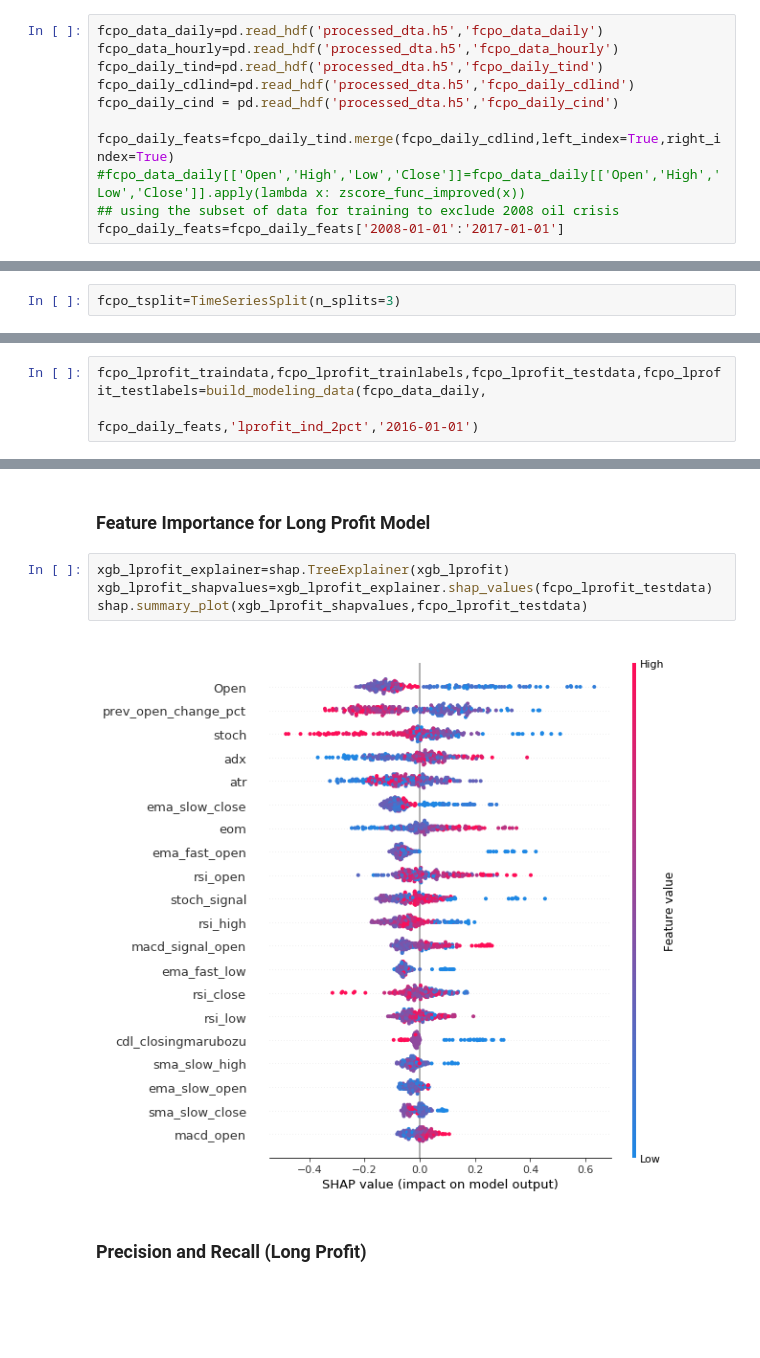
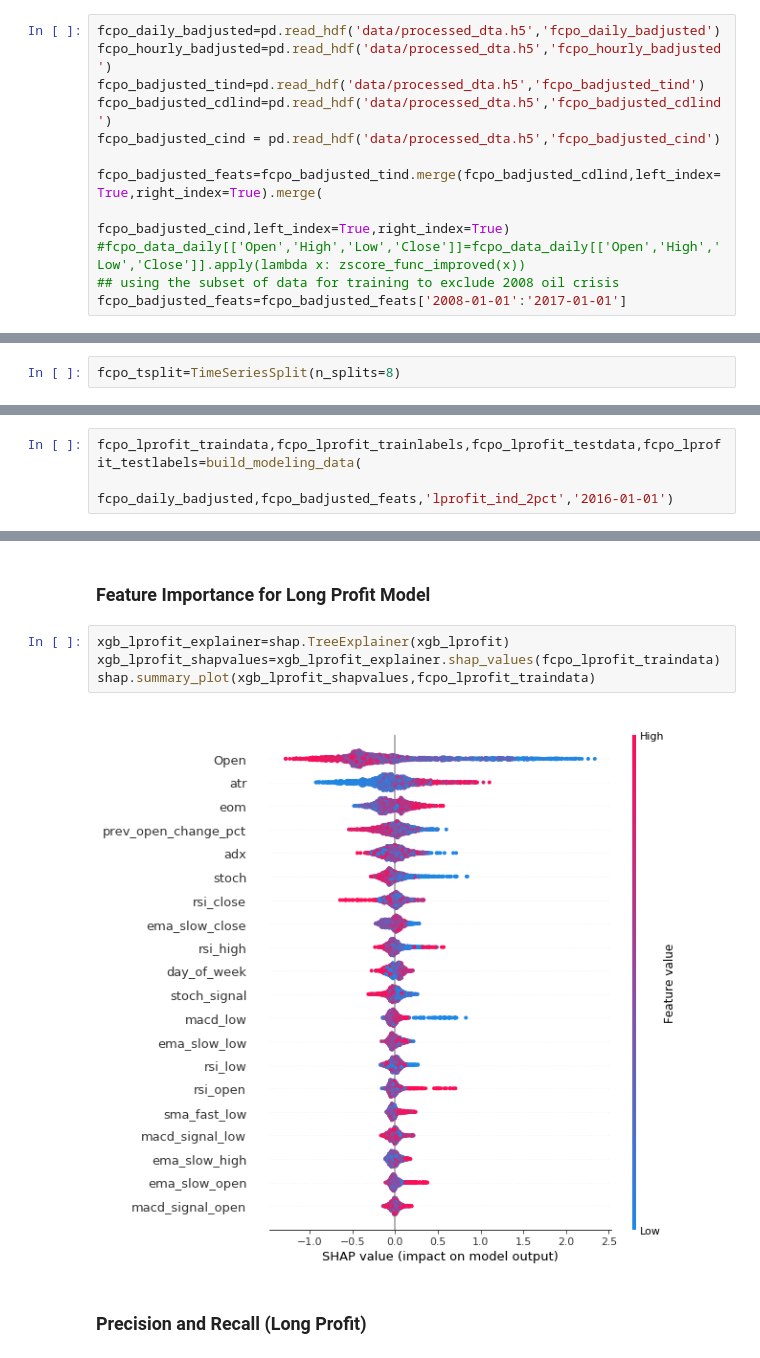
Before and after one commit to praveenbysani/cl3ofunds, a Jupyter notebook: FCPO_Modeling.ipynb, the cells around one changed output, grey strips where cells are left out. Cells and saved outputs as stored; diff of their text form; blank space fills up the shorter version.

```diff
--- a/FCPO_Modeling.ipynb
+++ b/FCPO_Modeling.ipynb
@@ -52,13 +75,14 @@ def zscore_func_improved(x,window_size=20):
 # %%
-fcpo_data_daily=pd.read_hdf('processed_dta.h5','fcpo_data_daily')
-fcpo_data_hourly=pd.read_hdf('processed_dta.h5','fcpo_data_hourly')
-fcpo_daily_tind=pd.read_hdf('processed_dta.h5','fcpo_daily_tind')
-fcpo_daily_cdlind=pd.read_hdf('processed_dta.h5','fcpo_daily_cdlind')
-fcpo_daily_cind = pd.read_hdf('processed_dta.h5','fcpo_daily_cind')
+fcpo_daily_badjusted=pd.read_hdf('data/processed_dta.h5','fcpo_daily_badjusted')
+fcpo_hourly_badjusted=pd.read_hdf('data/processed_dta.h5','fcpo_hourly_badjusted')
+fcpo_badjusted_tind=pd.read_hdf('data/processed_dta.h5','fcpo_badjusted_tind')
+fcpo_badjusted_cdlind=pd.read_hdf('data/processed_dta.h5','fcpo_badjusted_cdlind')
+fcpo_badjusted_cind = pd.read_hdf('data/processed_dta.h5','fcpo_badjusted_cind')
 
-fcpo_daily_feats=fcpo_daily_tind.merge(fcpo_daily_cdlind,left_index=True,right_index=True)
+fcpo_badjusted_feats=fcpo_badjusted_tind.merge(fcpo_badjusted_cdlind,left_index=True,right_index=True).merge(
+                                                    fcpo_badjusted_cind,left_index=True,right_index=True)
 #fcpo_data_daily[['Open','High','Low','Close']]=fcpo_data_daily[['Open','High','Low','Close']].apply(lambda x: zscore_func_improved(x))
 ## using the subset of data for training to exclude 2008 oil crisis
-fcpo_daily_feats=fcpo_daily_feats['2008-01-01':'2017-01-01']
+fcpo_badjusted_feats=fcpo_badjusted_feats['2008-01-01':'2017-01-01']
 # %%
 ## read the non back-adjusted data
@@ -92,9 +97,9 @@ def buil_cross_validated_model(ml_model,traindata,trainlabels,tsplit,scoring_met
 # %% [markdown]
 ### Time-series cross validation
 # %%
-fcpo_tsplit=TimeSeriesSplit(n_splits=3)
+fcpo_tsplit=TimeSeriesSplit(n_splits=8)
 # %% [markdown]
 ## Long call trading model
 # %%
-fcpo_lprofit_traindata,fcpo_lprofit_trainlabels,fcpo_lprofit_testdata,fcpo_lprofit_testlabels=build_modeling_data(fcpo_data_daily,
-                                                                                fcpo_daily_feats,'lprofit_ind_2pct','2016-01-01')
+fcpo_lprofit_traindata,fcpo_lprofit_trainlabels,fcpo_lprofit_testdata,fcpo_lprofit_testlabels=build_modeling_data(
+                                                                    fcpo_daily_badjusted,fcpo_badjusted_feats,'lprofit_ind_2pct','2016-01-01')
@@ -206,10 +217,10 @@ The truth value of an empty array is ambiguous. Returning False, but in future t
 ### Feature Importance for Long Profit Model
 # %%
 xgb_lprofit_explainer=shap.TreeExplainer(xgb_lprofit)
-xgb_lprofit_shapvalues=xgb_lprofit_explainer.shap_values(fcpo_lprofit_testdata)
-shap.summary_plot(xgb_lprofit_shapvalues,fcpo_lprofit_testdata)
+xgb_lprofit_shapvalues=xgb_lprofit_explainer.shap_values(fcpo_lprofit_traindata)
+shap.summary_plot(xgb_lprofit_shapvalues,fcpo_lprofit_traindata)
 # %% [output]
-[figure, old version]
+[figure, new version]
 # %% [markdown]
 ### Precision and Recall (Long Profit)
 # %%
```
Also changed, not shown: parts of 37 cells of this notebook, 1 other file.
